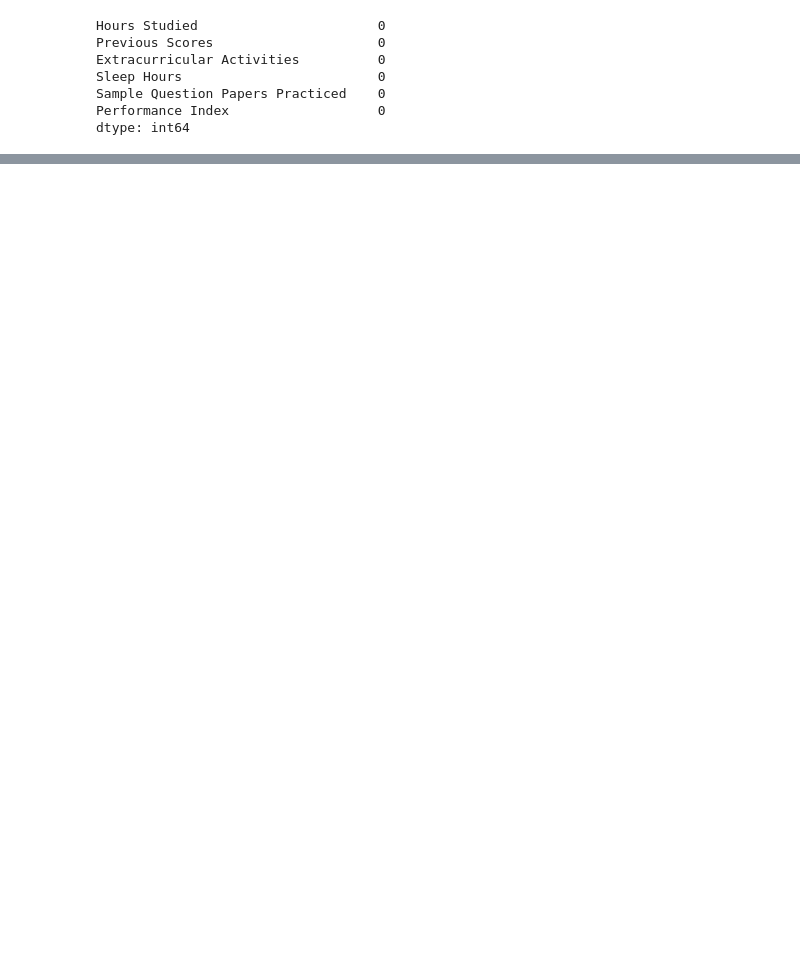
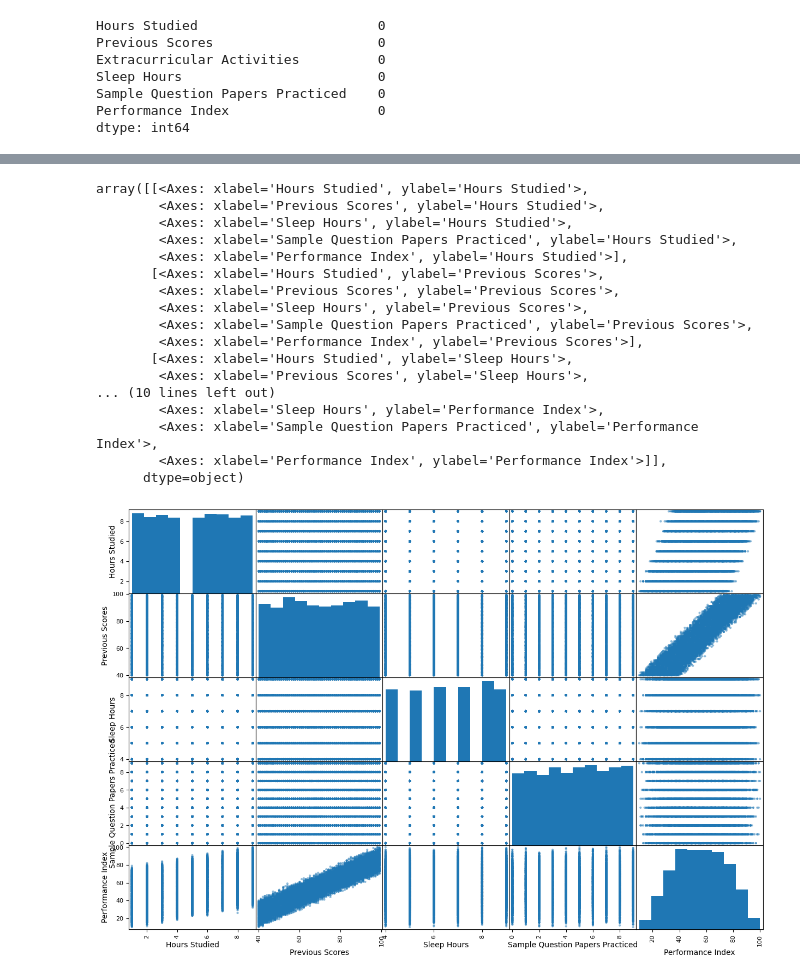
Before and after one commit to Felipaus3465/tarea1IA, a Jupyter notebook: SC.ipynb, the cells around one changed output, grey strips where cells are left out. Drawn from its saved outputs; the diff is of its cells as text; code cells hidden in the pictures; blank space fills up the shorter version.

```diff
--- a/SC.ipynb
+++ b/SC.ipynb
@@ -97,0 +177,22 @@ max                            9.000000         100.000000
+# %%
+#diagramas de dispersión entre características
+pd.plotting.scatter_matrix(data_clean, figsize=(15, 10))
+# %% [output]
+array([[<Axes: xlabel='Hours Studied', ylabel='Hours Studied'>,
+        <Axes: xlabel='Previous Scores', ylabel='Hours Studied'>,
+        <Axes: xlabel='Sleep Hours', ylabel='Hours Studied'>,
+        <Axes: xlabel='Sample Question Papers Practiced', ylabel='Hours Studied'>,
+        <Axes: xlabel='Performance Index', ylabel='Hours Studied'>],
+       [<Axes: xlabel='Hours Studied', ylabel='Previous Scores'>,
+        <Axes: xlabel='Previous Scores', ylabel='Previous Scores'>,
+        <Axes: xlabel='Sleep Hours', ylabel='Previous Scores'>,
+        <Axes: xlabel='Sample Question Papers Practiced', ylabel='Previous Scores'>,
+        <Axes: xlabel='Performance Index', ylabel='Previous Scores'>],
+       [<Axes: xlabel='Hours Studied', ylabel='Sleep Hours'>,
+        <Axes: xlabel='Previous Scores', ylabel='Sleep Hours'>,
+... (10 lines left out)
+        <Axes: xlabel='Sleep Hours', ylabel='Performance Index'>,
+        <Axes: xlabel='Sample Question Papers Practiced', ylabel='Performance Index'>,
+        <Axes: xlabel='Performance Index', ylabel='Performance Index'>]],
+      dtype=object)
+[figure, added]
```
Also changed, not shown: parts of 19 cells of this notebook.
